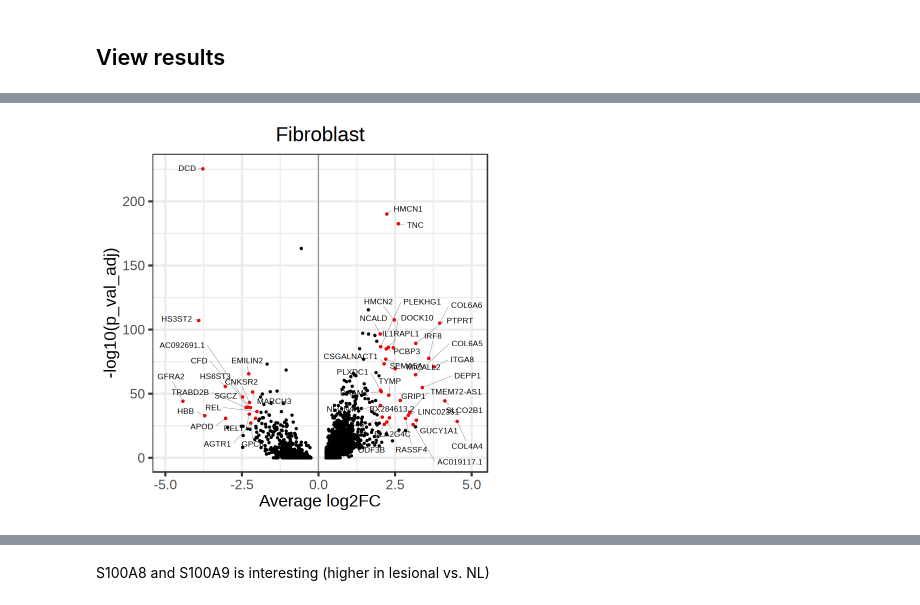
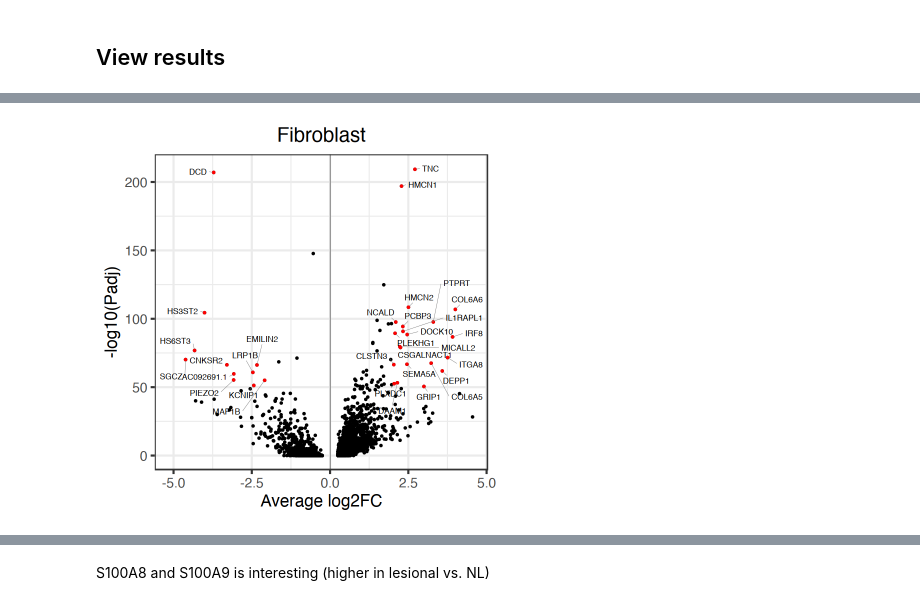
Before and after one commit to joycekang/resiquimod_ctcl, a Jupyter notebook: _notebooks/05_DE_LesUntxvsNL_Wk0.ipynb, the cells around one changed output, grey strips where cells are left out. Saved outputs shown, nothing was run; the diff lists cells and outputs as text; code cells hidden in the pictures.

```diff
--- a/_notebooks/05_DE_LesUntxvsNL_Wk0.ipynb
+++ b/_notebooks/05_DE_LesUntxvsNL_Wk0.ipynb
@@ -25,2 +25,5 @@ source('./utils.R')
 # %%
+# Remove P6 as likely not true CTCL
 obj_snRNA = load_snRNA_obj()
+drop = obj_snRNA$PatientID == "P6" & obj_snRNA$Type == "LesUntx"
+obj_snRNA = subset(obj_snRNA, cells = colnames(obj_snRNA)[!drop])
@@ -85,6 +73,7 @@ if (!dir.exists(res_dir)) {
 markers = list()
 
 for (ct in unique(obj_snRNA_Wk0@meta.data$cell_type)) {
+    if (ct == 'Dermal.adipocyte') next
     suppressWarnings({
     message(ct)
     markers[[ct]] = FindMarkers(obj_snRNA_Wk0, test.use = "wilcox", ident.1 = 'LesUntx',
@@ -183,6 +172,6 @@ png
 # %%
 ct = 'Fibroblast'
-tolabel = markers[[ct]] %>% filter(abs(avg_log2FC) > 2.0 & -log10(p_val_adj) > 25)
+tolabel = markers[[ct]] %>% filter(abs(avg_log2FC) > 2.0 & -log10(p_val_adj) > 50)
 
 fig.size(4, 4)
 p = volcano_plot(markers[[ct]], tolabel, title = 'Fibroblast', nx = 0.5, ny = 0.5)
@@ -195,4 +184,4 @@ png
-[figure, old version]
+[figure, new version]
 # %%
 ct = 'Keratinocyte.diff.'
 tolabel = markers[[ct]] %>% filter(abs(avg_log2FC) > 2.5 & -log10(p_val_adj) > 20)
```
Also changed, not shown: parts of 25 cells of this notebook, 14 other files.
